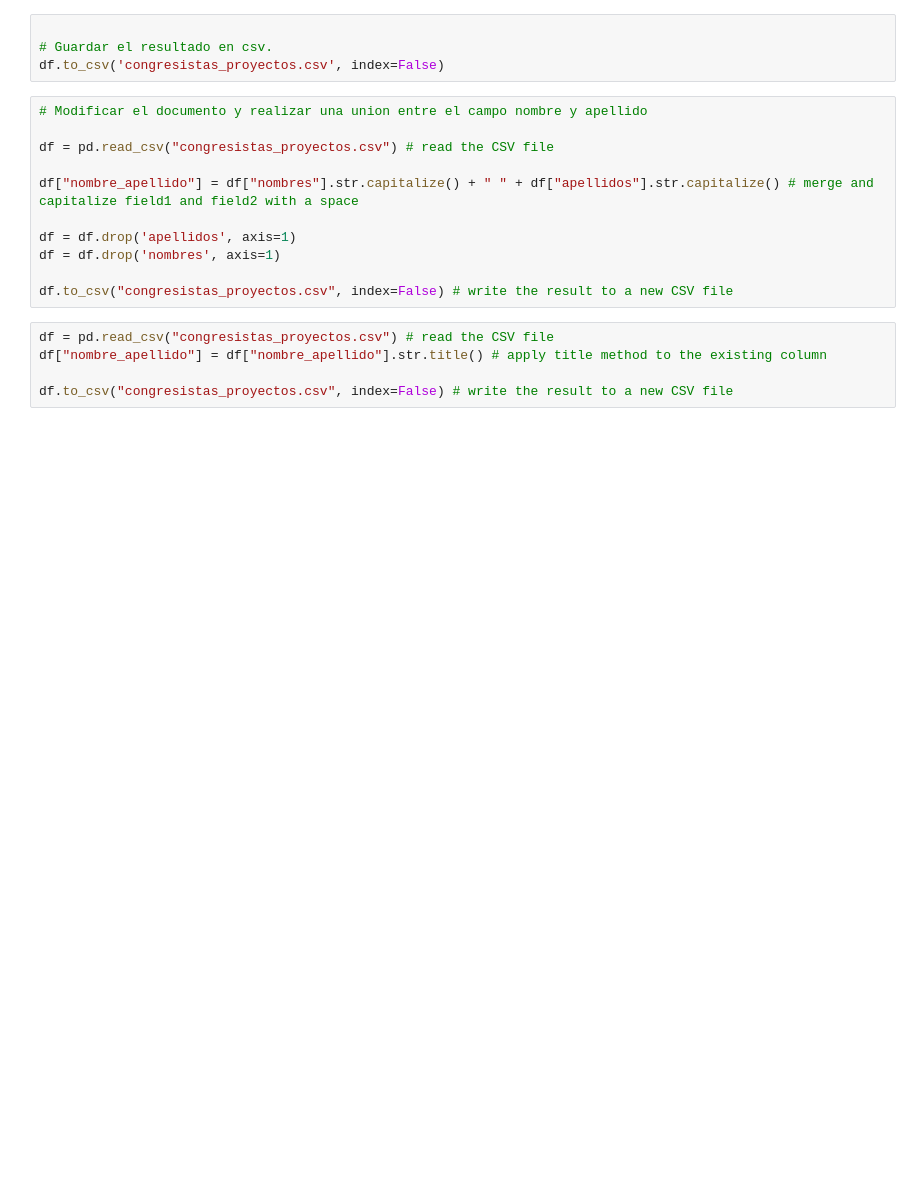
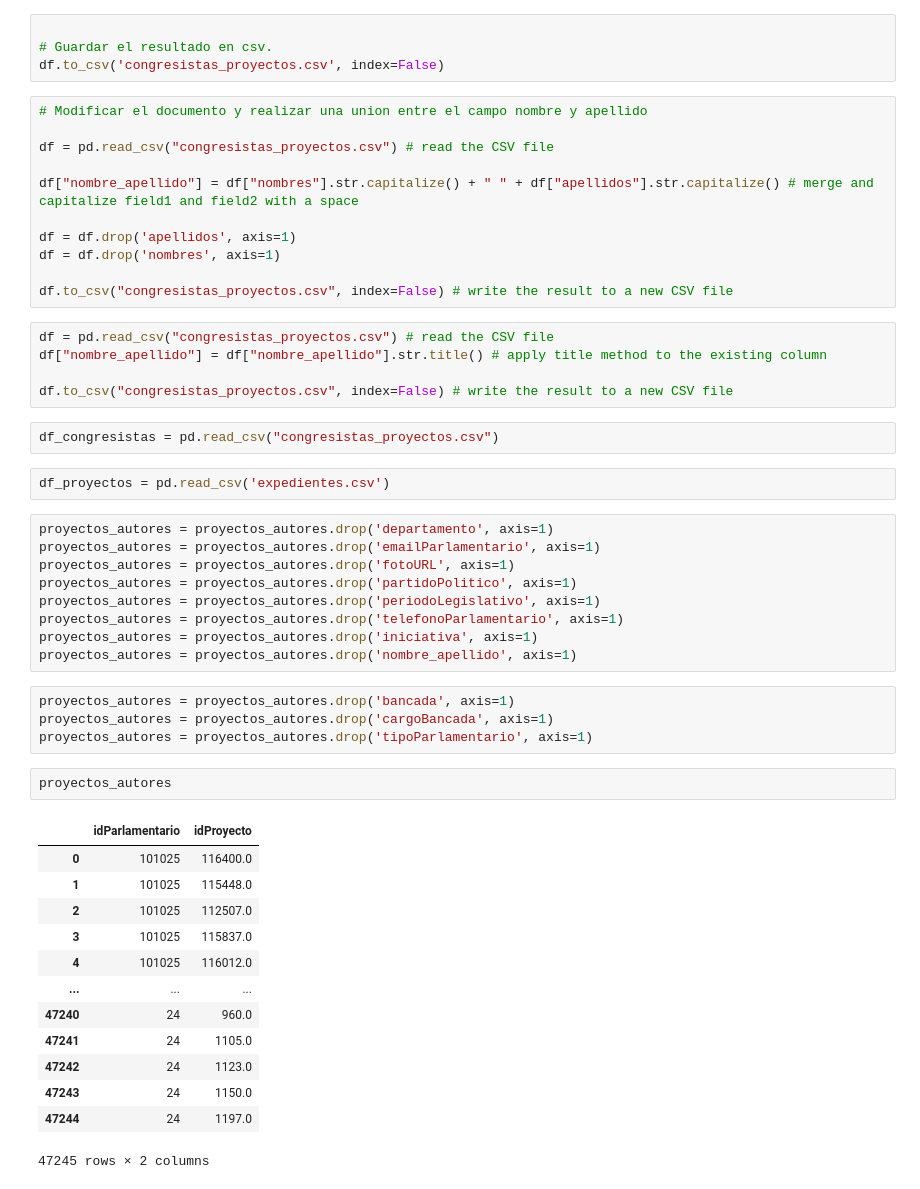
Before and after one commit to p-med/Congreso_WebScrapping, a Jupyter notebook: data_scraping.ipynb, the cells around one changed output. Cells and saved outputs as stored; diff of their text form; blank space fills up the shorter version.

```diff
--- a/data_scraping.ipynb
+++ b/data_scraping.ipynb
@@ -106,3 +107,36 @@ df = pd.read_csv("congresistas_proyectos.csv") # read the CSV file
 df["nombre_apellido"] = df["nombre_apellido"].str.title() # apply title method to the existing column
 
 df.to_csv("congresistas_proyectos.csv", index=False) # write the result to a new CSV file
+# %%
+df_congresistas = pd.read_csv("congresistas_proyectos.csv")
+# %%
+df_proyectos = pd.read_csv('expedientes.csv')
+# %%
+proyectos_autores = proyectos_autores.drop('departamento', axis=1)
+proyectos_autores = proyectos_autores.drop('emailParlamentario', axis=1)
+proyectos_autores = proyectos_autores.drop('fotoURL', axis=1)
+proyectos_autores = proyectos_autores.drop('partidoPolitico', axis=1)
+proyectos_autores = proyectos_autores.drop('periodoLegislativo', axis=1)
+proyectos_autores = proyectos_autores.drop('telefonoParlamentario', axis=1)
+proyectos_autores = proyectos_autores.drop('iniciativa', axis=1)
+proyectos_autores = proyectos_autores.drop('nombre_apellido', axis=1)
+# %%
+proyectos_autores = proyectos_autores.drop('bancada', axis=1)
+proyectos_autores = proyectos_autores.drop('cargoBancada', axis=1)
+proyectos_autores = proyectos_autores.drop('tipoParlamentario', axis=1)
+# %%
+proyectos_autores
+# %% [output]
+|  | idParlamentario | idProyecto |
+| 0 | 101025 | 116400.0 |
+| 1 | 101025 | 115448.0 |
+| 2 | 101025 | 112507.0 |
+| 3 | 101025 | 115837.0 |
+| 4 | 101025 | 116012.0 |
+| ... | ... | ... |
+| 47240 | 24 | 960.0 |
+| 47241 | 24 | 1105.0 |
+| 47242 | 24 | 1123.0 |
+| 47243 | 24 | 1150.0 |
+| 47244 | 24 | 1197.0 |
+47245 rows × 2 columns
```
Also changed, not shown: parts of 19 cells of this notebook, 4 other files.
